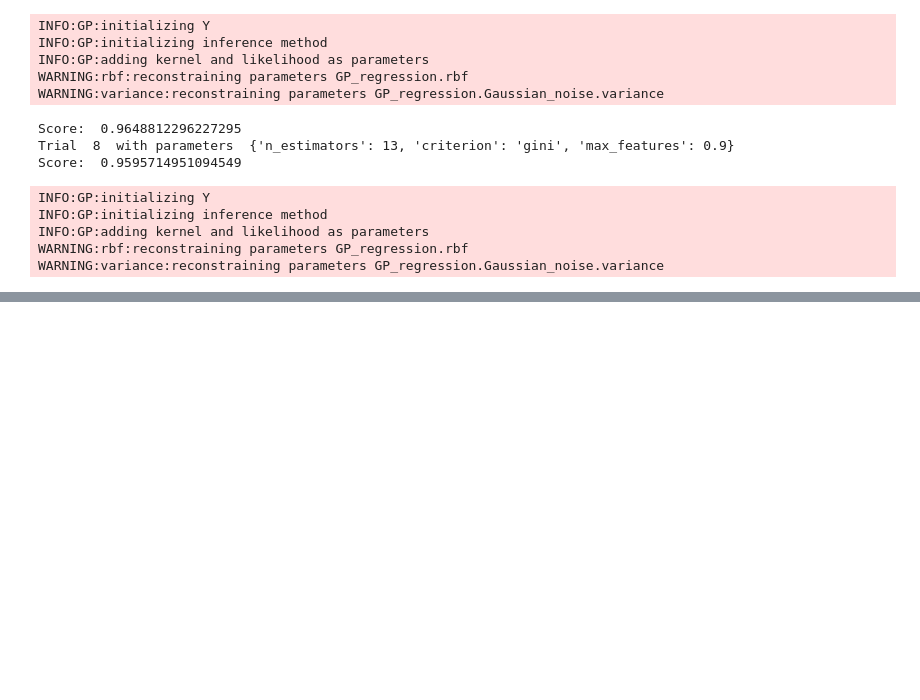
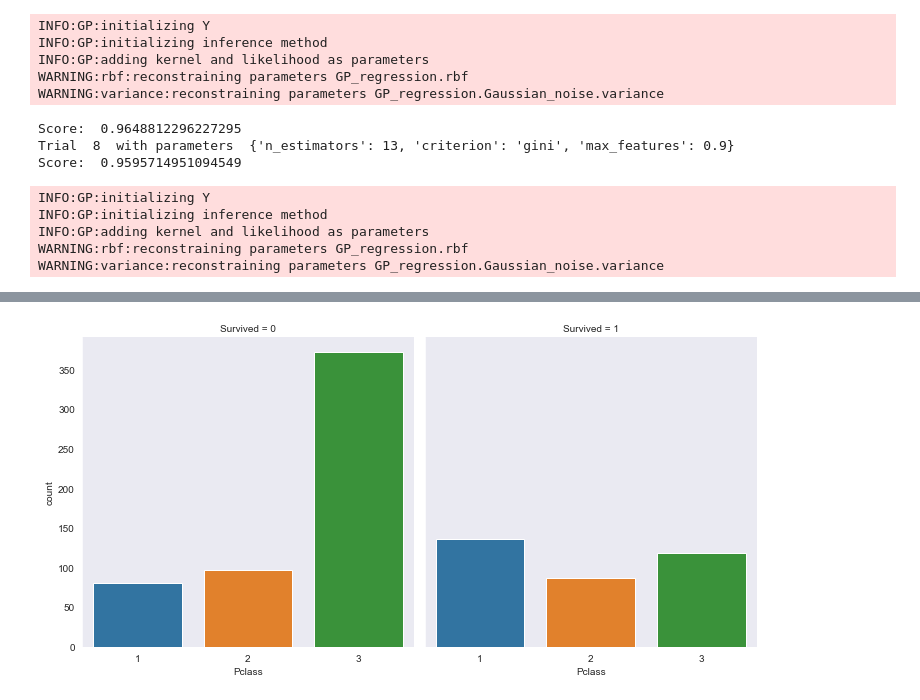
Before and after one commit to CEOJINSUNG/Bigdata, a Jupyter notebook: BigData Study/2주차/2주차_Optimization과 회귀분석.ipynb, the cells around one changed output, grey strips where cells are left out. Drawn from its saved outputs; the diff is of its cells as text; code cells hidden in the pictures; blank space fills up the shorter version.

```diff
--- a/BigData Study/2주차/2주차_Optimization과 회귀분석.ipynb
+++ b/BigData Study/2주차/2주차_Optimization과 회귀분석.ipynb
@@ -603,0 +622,4 @@ WARNING:variance:reconstraining parameters GP_regression.Gaussian_noise.variance
+# %%
+trainDF = pd.read_csv("../../../../data/titanic/train.csv")
+
+trainDF.head()
@@ -603,0 +686,7 @@ WARNING:variance:reconstraining parameters GP_regression.Gaussian_noise.variance
+# %%
+removedFeatures = ['Name', 'Ticket', 'Cabin']
+
+trainDF = trainDF.drop(removedFeatures, axis=1)
+testDF = testDF.drop(removedFeatures, axis=1)
+
+trainDF.head()
@@ -603,0 +700,3 @@ WARNING:variance:reconstraining parameters GP_regression.Gaussian_noise.variance
+# %%
+trainDF['Age'] = trainDF['Age'].fillna(trainDF['Age'].mean())
+testDF['Age'] = testDF['Age'].fillna(testDF['Age'].mean())
@@ -603,0 +710,2 @@ WARNING:variance:reconstraining parameters GP_regression.Gaussian_noise.variance
+# %%
+trainDF['Embarked'] = trainDF['Embarked'].fillna("S")
@@ -603,0 +749,5 @@ WARNING:variance:reconstraining parameters GP_regression.Gaussian_noise.variance
+# %%
+sns.catplot(x="Pclass", col="Survived", data=trainDF, kind="count")
+plt.show()
+# %% [output]
+[figure, added]
```
Also changed, not shown: parts of 48 cells of this notebook.
